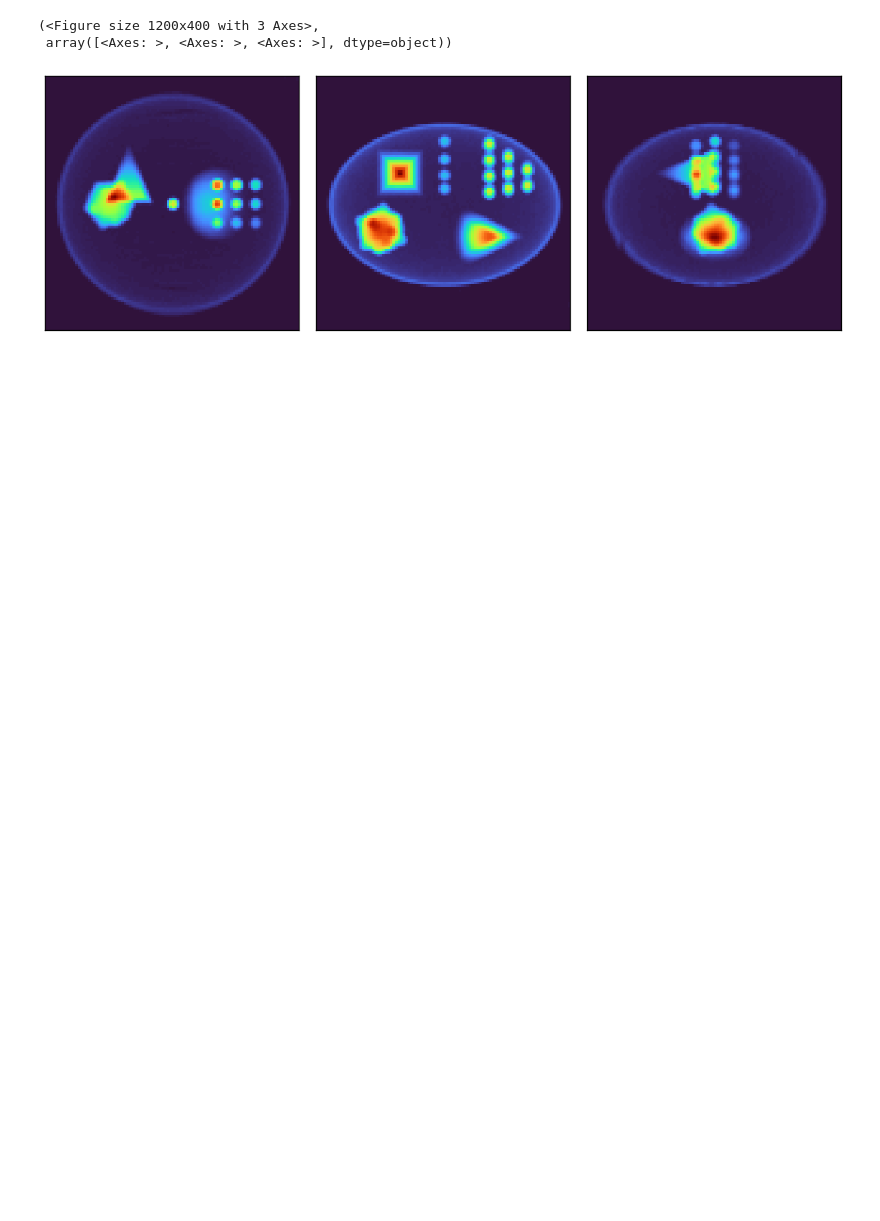
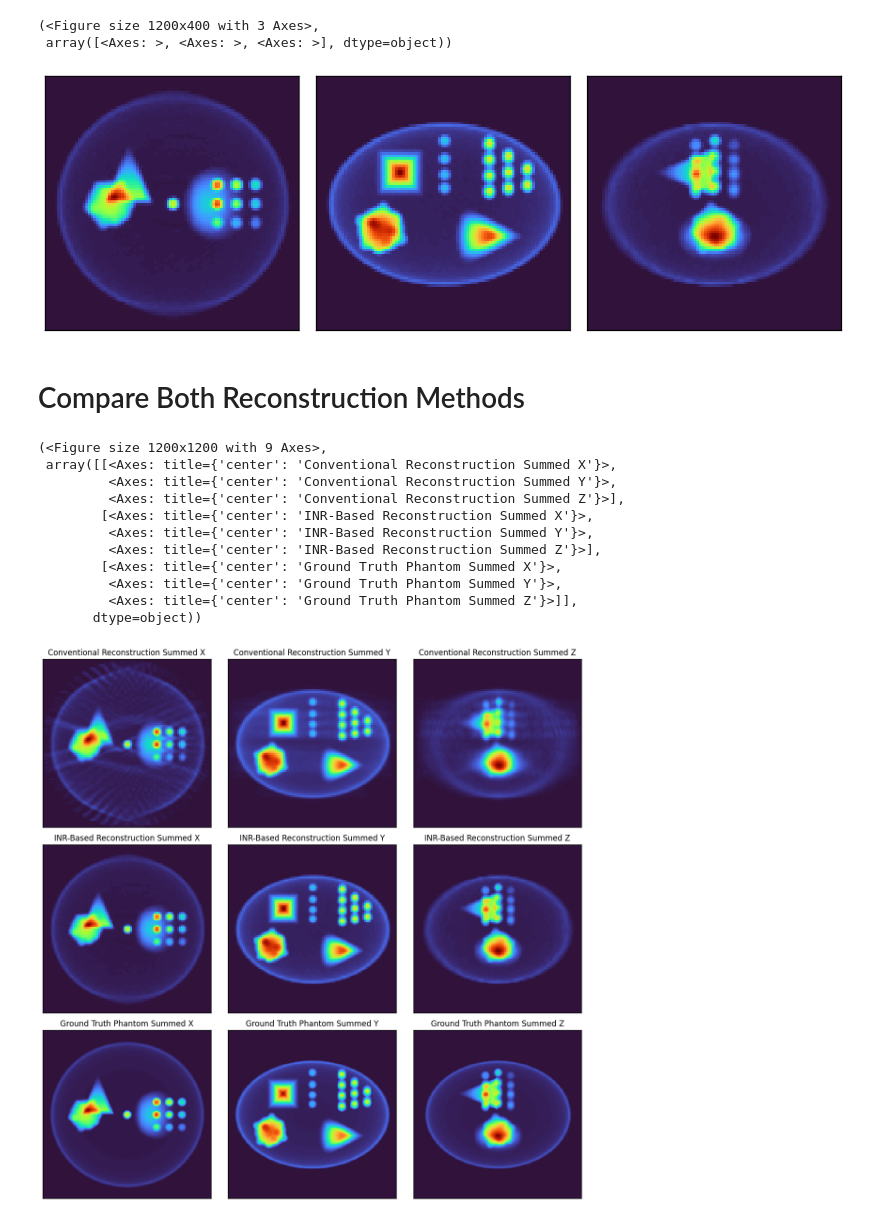
Before and after one commit to electronmicroscopy/quantem-tutorials, a Jupyter notebook: tutorials/tomography/notebooks/tomography_01_lite.ipynb, the cells around one changed output. Saved outputs shown, nothing was run; the diff lists cells and outputs as text; code cells hidden in the pictures; blank space fills up the shorter version.

```diff
--- a/tutorials/tomography/notebooks/tomography_01_lite.ipynb
+++ b/tutorials/tomography/notebooks/tomography_01_lite.ipynb
@@ -123,8 +150,7 @@ Dataloader setup complete:
 # %%
-tomography_inr.obj_model.create_volume()
-obj = tomography_inr.obj_model.obj.detach().cpu().numpy()[0].transpose(0, 2, 1)
+obj_inr = tomography_inr.obj_model.obj_view
 show_2d(
-    [obj.sum(axis = 0), obj.sum(axis = 1), obj.sum(axis = 2)],
+    [obj_inr.sum(axis = 0), obj_inr.sum(axis = 1), obj_inr.sum(axis = 2)],
     cmap = 'turbo',
     vmin = 0,
     vmax = None,
@@ -133,3 +159,33 @@ show_2d(
 (<Figure size 1200x400 with 3 Axes>,
  array([<Axes: >, <Axes: >, <Axes: >], dtype=object))
 [figure]
+# %% [markdown]
+# Compare Both Reconstruction Methods
+# %%
+show_2d(
+    [
+        [obj_conv.sum(axis = 0), obj_conv.sum(axis = 1), obj_conv.sum(axis = 2)],
+        [obj_inr.sum(axis = 0), obj_inr.sum(axis = 1), obj_inr.sum(axis = 2)],
+        [gt_phantom.sum(axis = 0), gt_phantom.sum(axis = 1), gt_phantom.sum(axis = 2)],
+    ],
+    title = [
+        ['Conventional Reconstruction Summed X', 'Conventional Reconstruction Summed Y', 'Conventional Reconstruction Summed Z'],
+        ['INR-Based Reconstruction Summed X', 'INR-Based Reconstruction Summed Y', 'INR-Based Reconstruction Summed Z'],
+        ['Ground Truth Phantom Summed X', 'Ground Truth Phantom Summed Y', 'Ground Truth Phantom Summed Z']
+    ],
+    cmap = 'turbo',
+    vmin = 0,
+)
+# %% [output]
+(<Figure size 1200x1200 with 9 Axes>,
+ array([[<Axes: title={'center': 'Conventional Reconstruction Summed X'}>,
+         <Axes: title={'center': 'Conventional Reconstruction Summed Y'}>,
+         <Axes: title={'center': 'Conventional Reconstruction Summed Z'}>],
+        [<Axes: title={'center': 'INR-Based Reconstruction Summed X'}>,
+         <Axes: title={'center': 'INR-Based Reconstruction Summed Y'}>,
+         <Axes: title={'center': 'INR-Based Reconstruction Summed Z'}>],
+        [<Axes: title={'center': 'Ground Truth Phantom Summed X'}>,
+         <Axes: title={'center': 'Ground Truth Phantom Summed Y'}>,
+         <Axes: title={'center': 'Ground Truth Phantom Summed Z'}>]],
+       dtype=object))
+[figure, added]
```
Also changed, not shown: parts of 13 cells of this notebook, 6 other files.
